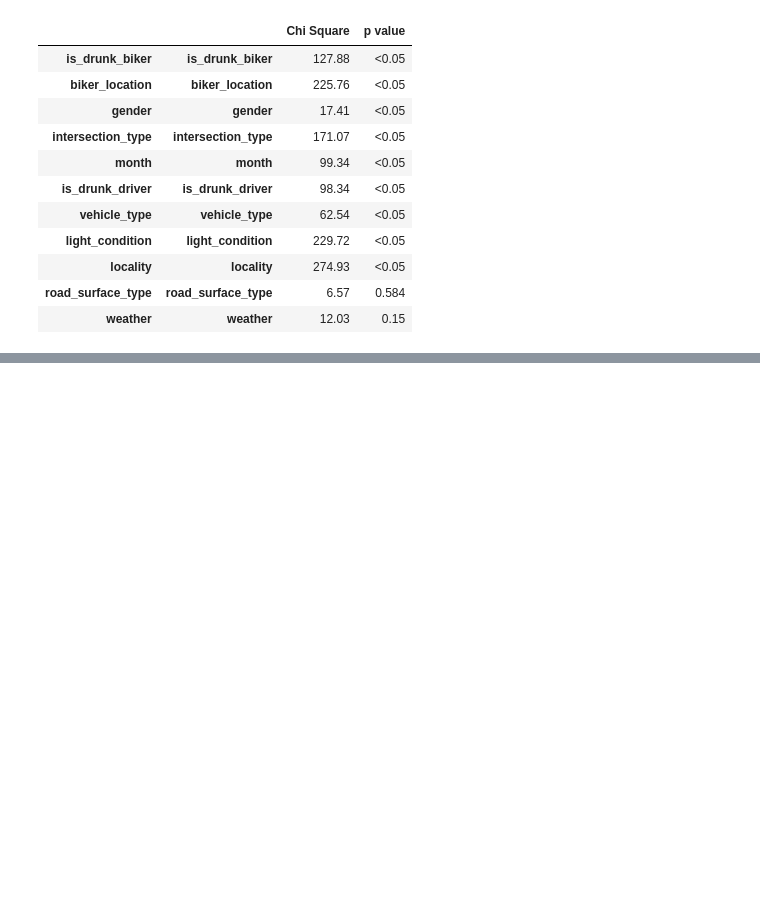
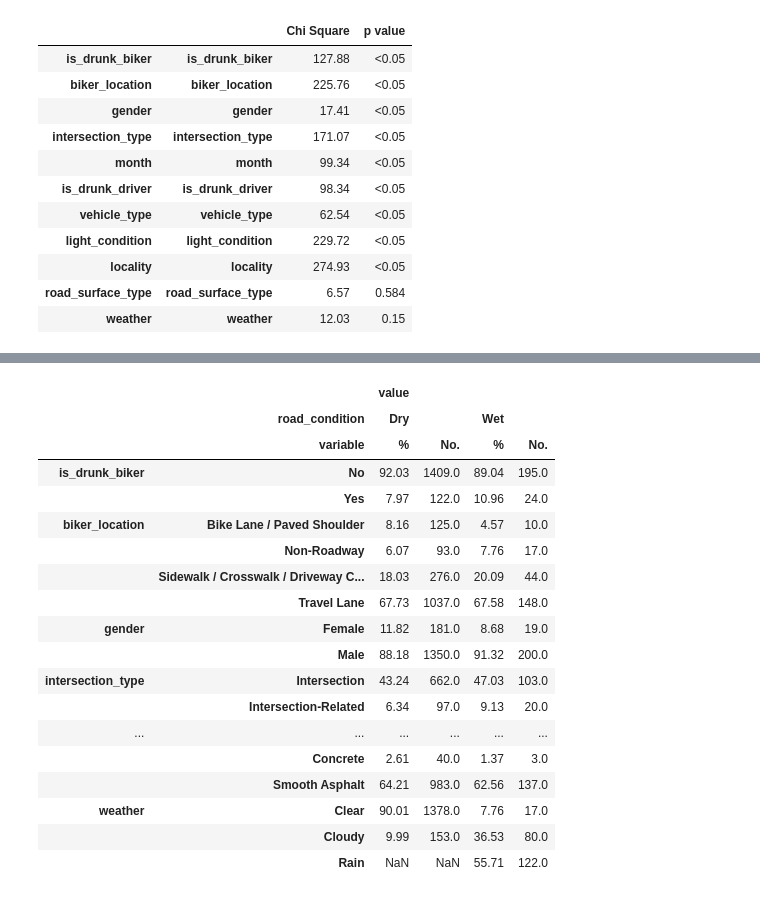
Before and after one commit to maayan-aytek/BikeCrashCausalInference, a Jupyter notebook: EDA.ipynb, the cells around one changed output, grey strips where cells are left out. Saved outputs shown, nothing was run; the diff lists cells and outputs as text; code cells hidden in the pictures; blank space fills up the shorter version.

```diff
--- a/EDA.ipynb
+++ b/EDA.ipynb
@@ -187,0 +181,3 @@ dist_by_y
+# %%
+filtered_dist_by_t, filtered_chi_by_t = print_independence_table(winter_df, seperator_col=T_CATEGORY)
+filtered_chi_by_t
@@ -187,0 +197,22 @@ dist_by_y
+# %%
+filtered_dist_by_t
+# %% [output]
+|  |  | value |  |  |  |
+|  | road_condition | Dry |  | Wet |  |
+|  | variable | % | No. | % | No. |
+| is_drunk_biker | No | 92.03 | 1409.0 | 89.04 | 195.0 |
+|  | Yes | 7.97 | 122.0 | 10.96 | 24.0 |
+| biker_location | Bike Lane / Paved Shoulder | 8.16 | 125.0 | 4.57 | 10.0 |
+|  | Non-Roadway | 6.07 | 93.0 | 7.76 | 17.0 |
+|  | Sidewalk / Crosswalk / Driveway C... | 18.03 | 276.0 | 20.09 | 44.0 |
+|  | Travel Lane | 67.73 | 1037.0 | 67.58 | 148.0 |
+| gender | Female | 11.82 | 181.0 | 8.68 | 19.0 |
+|  | Male | 88.18 | 1350.0 | 91.32 | 200.0 |
+| intersection_type | Intersection | 43.24 | 662.0 | 47.03 | 103.0 |
+|  | Intersection-Related | 6.34 | 97.0 | 9.13 | 20.0 |
+| ... | ... | ... | ... | ... | ... |
+|  | Concrete | 2.61 | 40.0 | 1.37 | 3.0 |
+|  | Smooth Asphalt | 64.21 | 983.0 | 62.56 | 137.0 |
+| weather | Clear | 90.01 | 1378.0 | 7.76 | 17.0 |
+|  | Cloudy | 9.99 | 153.0 | 36.53 | 80.0 |
+|  | Rain | NaN | NaN | 55.71 | 122.0 |
```
Also changed, not shown: parts of 13 cells of this notebook, 3 other files.
